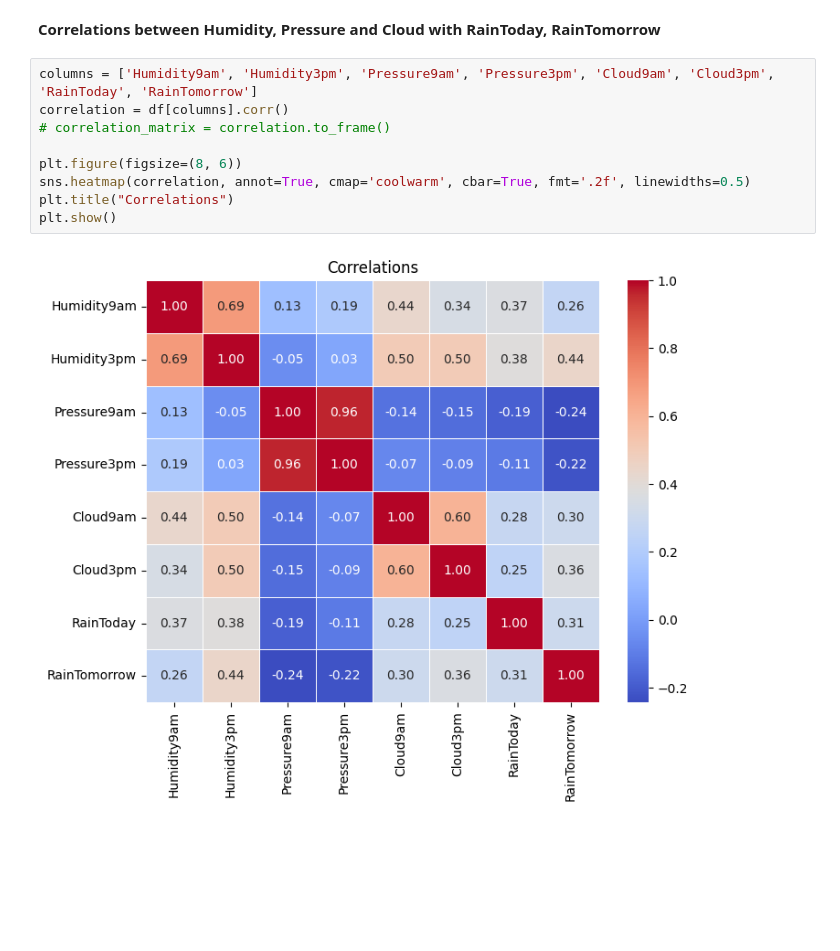
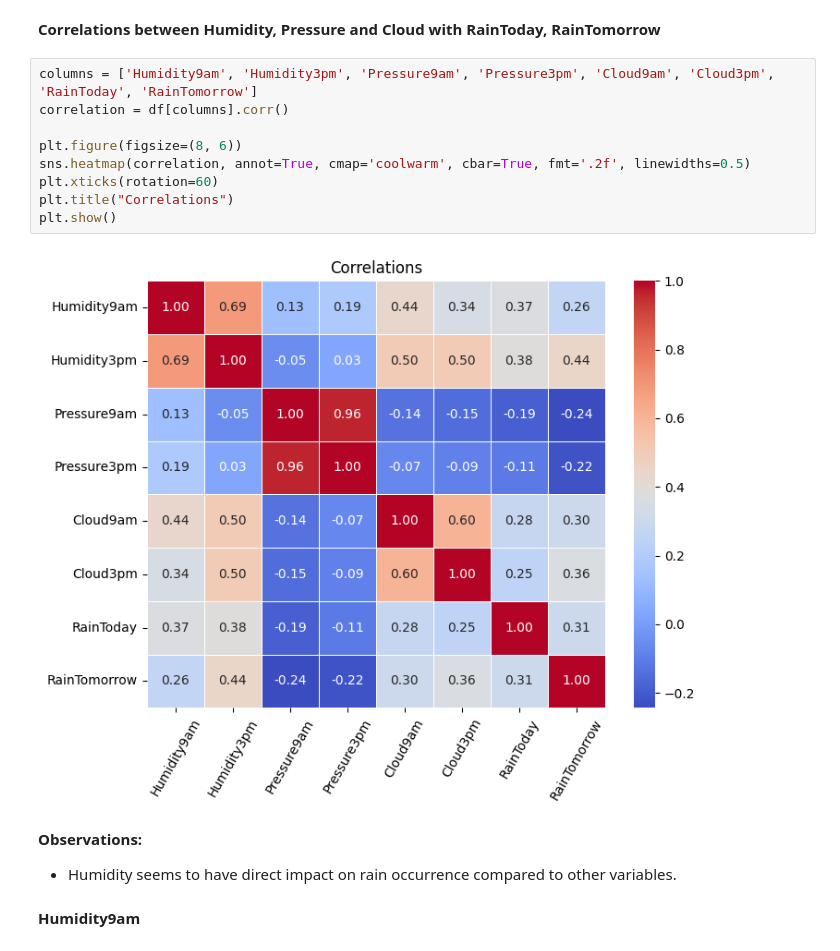
Before and after one commit to dzungpnguyen/rain-in-australia, a Jupyter notebook: data_exploration_analysis.ipynb, the cells around one changed output. Cells and saved outputs as stored; diff of their text form; blank space fills up the shorter version.

Commit message:
humidity9am

```diff
--- a/data_exploration_analysis.ipynb
+++ b/data_exploration_analysis.ipynb
@@ -671,11 +671,16 @@ Name: Sunshine, dtype: float64
 # %%
 columns = ['Humidity9am', 'Humidity3pm', 'Pressure9am', 'Pressure3pm', 'Cloud9am', 'Cloud3pm', 'RainToday', 'RainTomorrow']
 correlation = df[columns].corr()
-# correlation_matrix = correlation.to_frame()
 
 plt.figure(figsize=(8, 6))
 sns.heatmap(correlation, annot=True, cmap='coolwarm', cbar=True, fmt='.2f', linewidths=0.5)
+plt.xticks(rotation=60)
 plt.title("Correlations")
 plt.show()
 # %% [output]
-[figure, old version]
+[figure, new version]
+# %% [markdown]
+**Observations:**
+- Humidity seems to have direct impact on rain occurrence compared to other variables.
+# %% [markdown]
+**Humidity9am**
```
Also changed, not shown: parts of 4 cells of this notebook.
